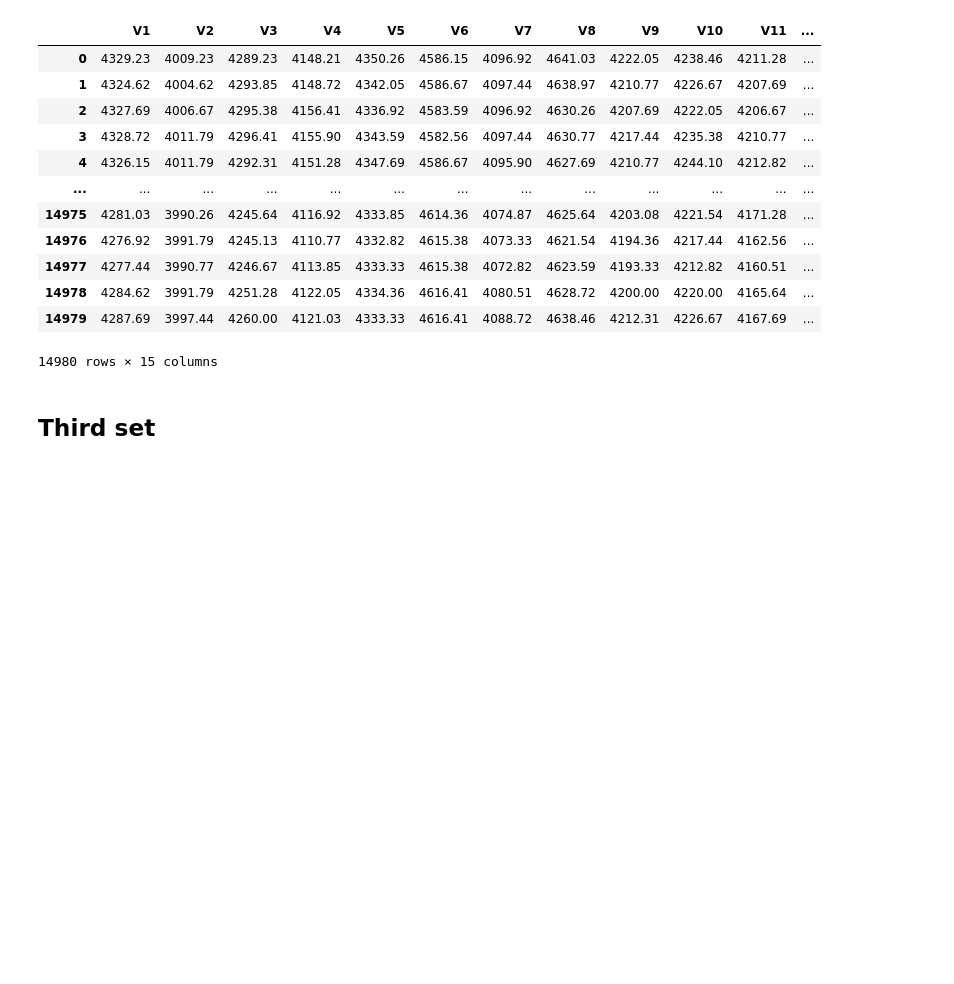
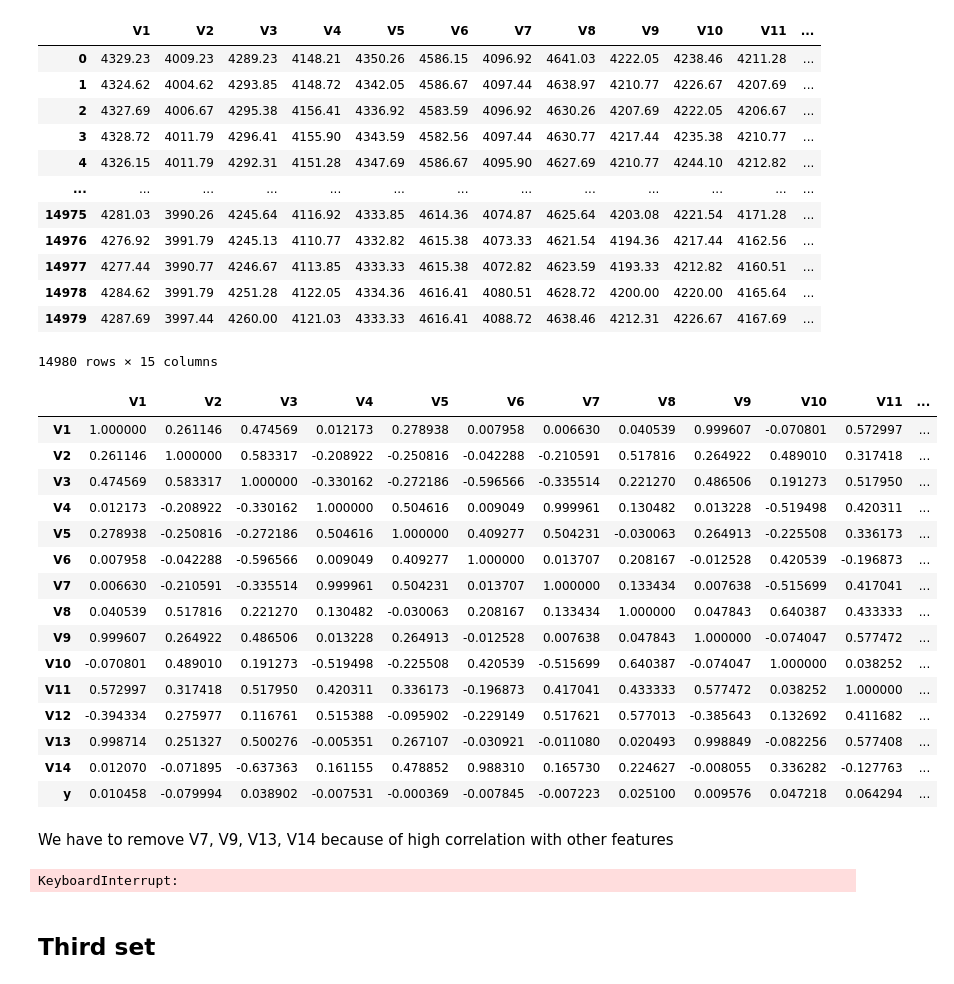
Before and after one commit to nizwant/adv_ml_labs, a Jupyter notebook: adv_ml.ipynb, the cells around one changed output. Drawn from its saved outputs; the diff is of its cells as text; code cells hidden in the pictures; blank space fills up the shorter version.

```diff
--- a/adv_ml.ipynb
+++ b/adv_ml.ipynb
@@ -529,3 +558,25 @@ eeg
 | 14978 | 4284.62 | 3991.79 | 4251.28 | 4122.05 | 4334.36 | 4616.41 | 4080.51 | 4628.72 | 4200.00 | 4220.00 | 4165.64 | ... |
 | 14979 | 4287.69 | 3997.44 | 4260.00 | 4121.03 | 4333.33 | 4616.41 | 4088.72 | 4638.46 | 4212.31 | 4226.67 | 4167.69 | ... |
 14980 rows × 15 columns
+# %%
+corr = eeg.corr()
+corr.style.background_gradient(cmap='coolwarm')
+# %% [output]
+|  | V1 | V2 | V3 | V4 | V5 | V6 | V7 | V8 | V9 | V10 | V11 | ... |
+| V1 | 1.000000 | 0.261146 | 0.474569 | 0.012173 | 0.278938 | 0.007958 | 0.006630 | 0.040539 | 0.999607 | -0.070801 | 0.572997 | ... |
+| V2 | 0.261146 | 1.000000 | 0.583317 | -0.208922 | -0.250816 | -0.042288 | -0.210591 | 0.517816 | 0.264922 | 0.489010 | 0.317418 | ... |
+| V3 | 0.474569 | 0.583317 | 1.000000 | -0.330162 | -0.272186 | -0.596566 | -0.335514 | 0.221270 | 0.486506 | 0.191273 | 0.517950 | ... |
+| V4 | 0.012173 | -0.208922 | -0.330162 | 1.000000 | 0.504616 | 0.009049 | 0.999961 | 0.130482 | 0.013228 | -0.519498 | 0.420311 | ... |
+| V5 | 0.278938 | -0.250816 | -0.272186 | 0.504616 | 1.000000 | 0.409277 | 0.504231 | -0.030063 | 0.264913 | -0.225508 | 0.336173 | ... |
+| V6 | 0.007958 | -0.042288 | -0.596566 | 0.009049 | 0.409277 | 1.000000 | 0.013707 | 0.208167 | -0.012528 | 0.420539 | -0.196873 | ... |
+| V7 | 0.006630 | -0.210591 | -0.335514 | 0.999961 | 0.504231 | 0.013707 | 1.000000 | 0.133434 | 0.007638 | -0.515699 | 0.417041 | ... |
+| V8 | 0.040539 | 0.517816 | 0.221270 | 0.130482 | -0.030063 | 0.208167 | 0.133434 | 1.000000 | 0.047843 | 0.640387 | 0.433333 | ... |
+| V9 | 0.999607 | 0.264922 | 0.486506 | 0.013228 | 0.264913 | -0.012528 | 0.007638 | 0.047843 | 1.000000 | -0.074047 | 0.577472 | ... |
+| V10 | -0.070801 | 0.489010 | 0.191273 | -0.519498 | -0.225508 | 0.420539 | -0.515699 | 0.640387 | -0.074047 | 1.000000 | 0.038252 | ... |
+| V11 | 0.572997 | 0.317418 | 0.517950 | 0.420311 | 0.336173 | -0.196873 | 0.417041 | 0.433333 | 0.577472 | 0.038252 | 1.000000 | ... |
+| V12 | -0.394334 | 0.275977 | 0.116761 | 0.515388 | -0.095902 | -0.229149 | 0.517621 | 0.577013 | -0.385643 | 0.132692 | 0.411682 | ... |
+| V13 | 0.998714 | 0.251327 | 0.500276 | -0.005351 | 0.267107 | -0.030921 | -0.011080 | 0.020493 | 0.998849 | -0.082256 | 0.577408 | ... |
+| V14 | 0.012070 | -0.071895 | -0.637363 | 0.161155 | 0.478852 | 0.988310 | 0.165730 | 0.224627 | -0.008055 | 0.336282 | -0.127763 | ... |
+| y | 0.010458 | -0.079994 | 0.038902 | -0.007531 | -0.000369 | -0.007845 | -0.007223 | 0.025100 | 0.009576 | 0.047218 | 0.064294 | ... |
+# %% [markdown]
+We have to remove V7, V9, V13, V14 because of high correlation with other features
@@ -532,3 +585,14 @@ eeg
+# %%
+# parameters
+methods = {'LDA': LDA(), 'QDA': QDA(), 'Naive Bayes': NB()}
+repetitions = 10
+
+data_frame = compare_methods(eeg, repetitions, methods)
+sns.set_style("whitegrid")
+sns.boxplot(x = 'method', y = 'accuracy', data = data_frame)
+plt.title('Comparison of LDA, QDA and Naive Bayes for eeg data, based on 100 80/20 split')
+# %% [output]
+KeyboardInterrupt:
 # %% [markdown]
 ## Third set
 # %% [markdown]
```
Also changed, not shown: parts of 9 cells of this notebook, 1 other file.
